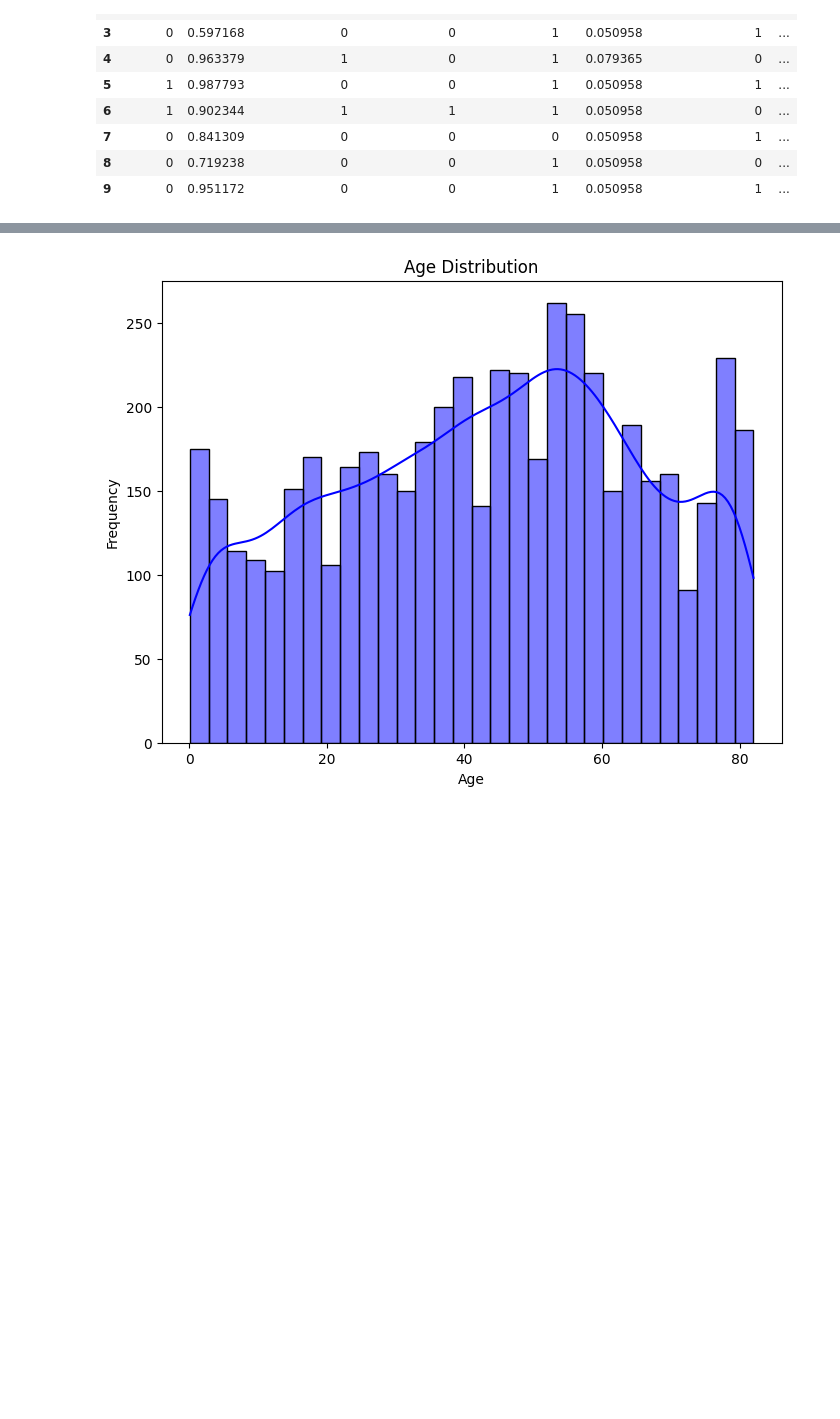
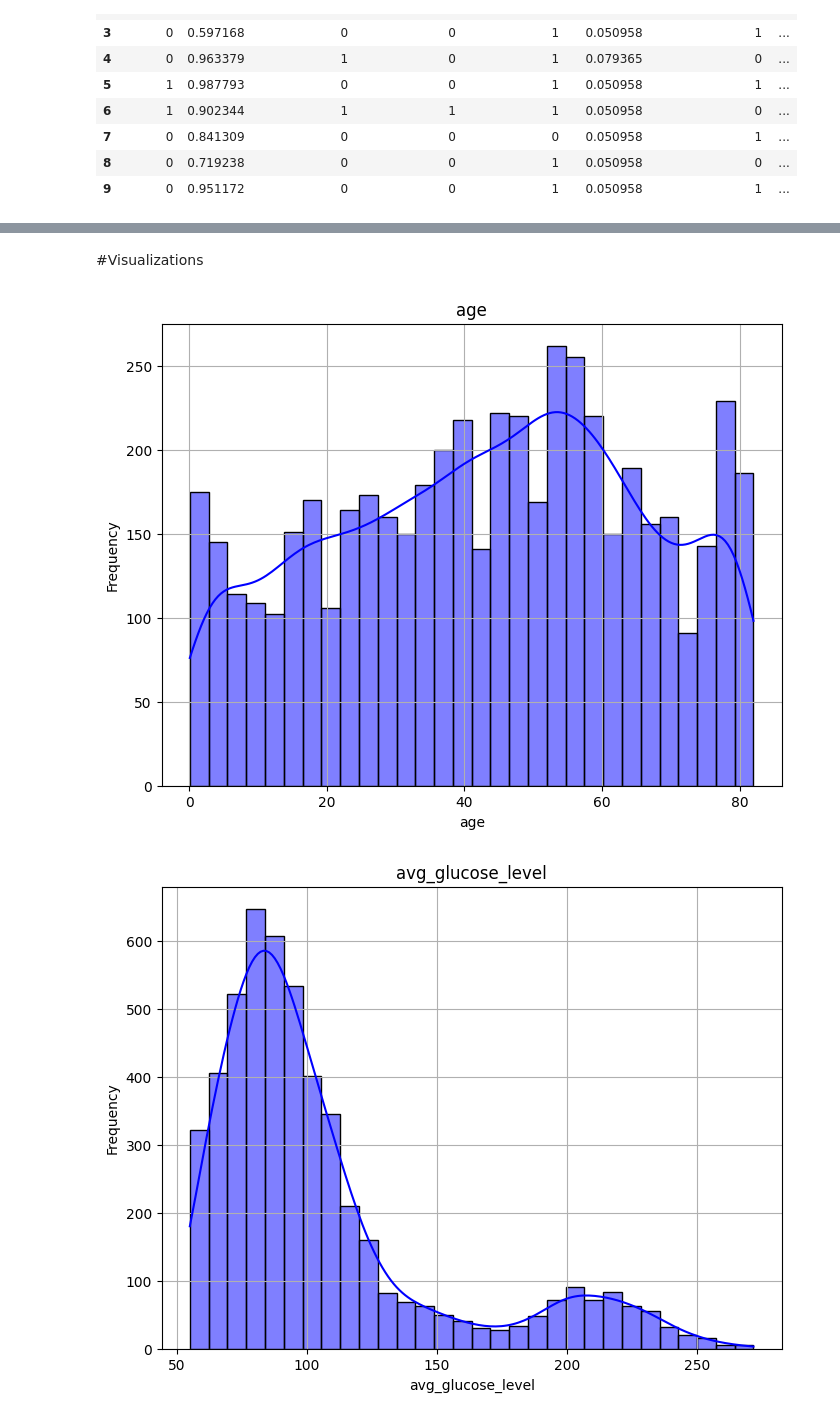
Before and after one commit to SaadAttalla/Stroke_Pre-Detection_Analysis, a Jupyter notebook: Stroke_Project_Analysis&Visuals.ipynb, the cells around one changed output, grey strips where cells are left out. Drawn from its saved outputs; the diff is of its cells as text; code cells hidden in the pictures; blank space fills up the shorter version.

```diff
--- a/Stroke_Project_Analysis&Visuals.ipynb
+++ b/Stroke_Project_Analysis&Visuals.ipynb
@@ -198,0 +192,6 @@ Percentage of missing values in 'bmi': 3.93%
+# %%
+scaler_age_glucose = MinMaxScaler()
+df[['age', 'avg_glucose_level']] = scaler_age_glucose.fit_transform(df[['age', 'avg_glucose_level']])
+joblib.dump(scaler_age_glucose, 'scaler_age_glucose.pkl')
+
+df.head()
@@ -327,0 +361,22 @@ max      97.600000        2.000000     1.000000
+# %%
+scaler_age_glucose = joblib.load('scaler_age_glucose.pkl')
+df[['age', 'avg_glucose_level']] = scaler_age_glucose.inverse_transform(df[['age', 'avg_glucose_level']])
+
+scaler_bmi = joblib.load('scaler_bmi.pkl')
+df[['bmi']] = scaler_bmi.inverse_transform(df[['bmi']])
+# %%
+smoking_map = {
+    'smoking_status_formerly_smoked': "Former smoker", # 0
+    'smoking_status_never_smoked': "Never smoked",# 1
+    'smoking_status_smokes': "Smoking",# 2
+}
+
+df['smoking_status'] = df[['smoking_status_formerly_smoked', 'smoking_status_never_smoked', 'smoking_status_smokes']].idxmax(axis=1)
+df['smoking_status'] = df['smoking_status'].map(smoking_map)
+
+# Drop one-hot columns
+df.drop(columns=[
+    'smoking_status_formerly_smoked',
+    'smoking_status_never_smoked',
+    'smoking_status_smokes'
+], inplace=True)
@@ -328,11 +411,15 @@ max      97.600000        2.000000     1.000000
+# %% [markdown]
+#Visualizations
 # %%
-# Step 2: Analyzing distributions for each column
-# Histogram: Distribution of numerical values (age, avg_glucose_level, bmi)
-plt.figure(figsize=(8, 6))
-sns.histplot(df['age'], kde=True, bins=30, color='blue')
-plt.title("Age Distribution")
-plt.xlabel("Age")
-plt.ylabel("Frequency")
-plt.show()
+features_num = ['age', 'avg_glucose_level','bmi']
+for f in features_num:
+    plt.figure(figsize=(8, 6))
+    sns.histplot(df[f], kde=True, bins=30, color='blue')
+    plt.title(f)
+    plt.xlabel(f)
+    plt.ylabel("Frequency")
+    plt.grid()
+    plt.show()
 # %% [output]
-[figure, old version]
+[figure, new version]
+[figure, added]
```
Also changed, not shown: parts of 64 cells of this notebook.
